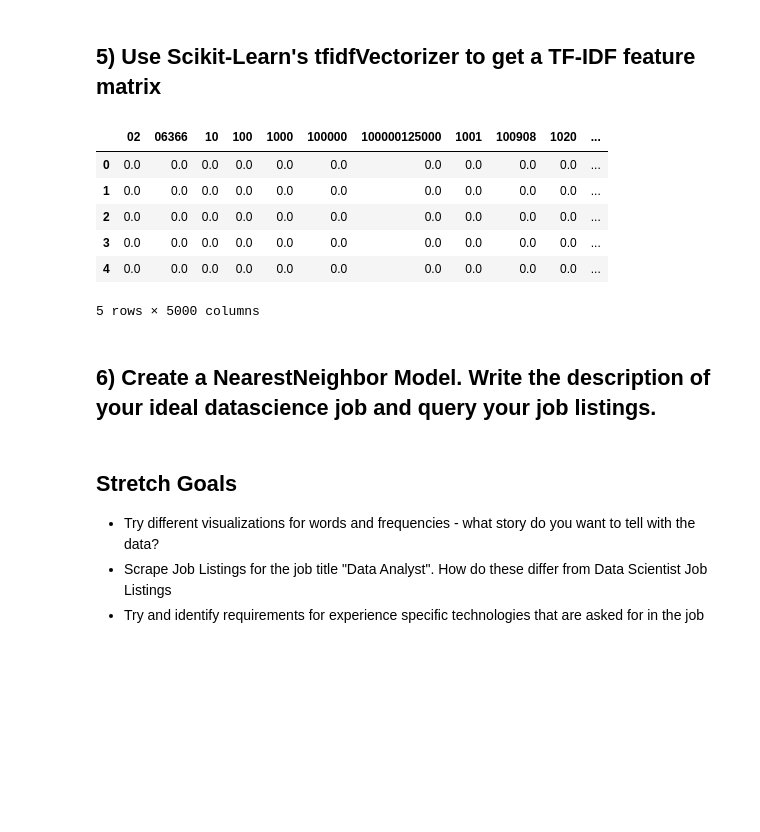
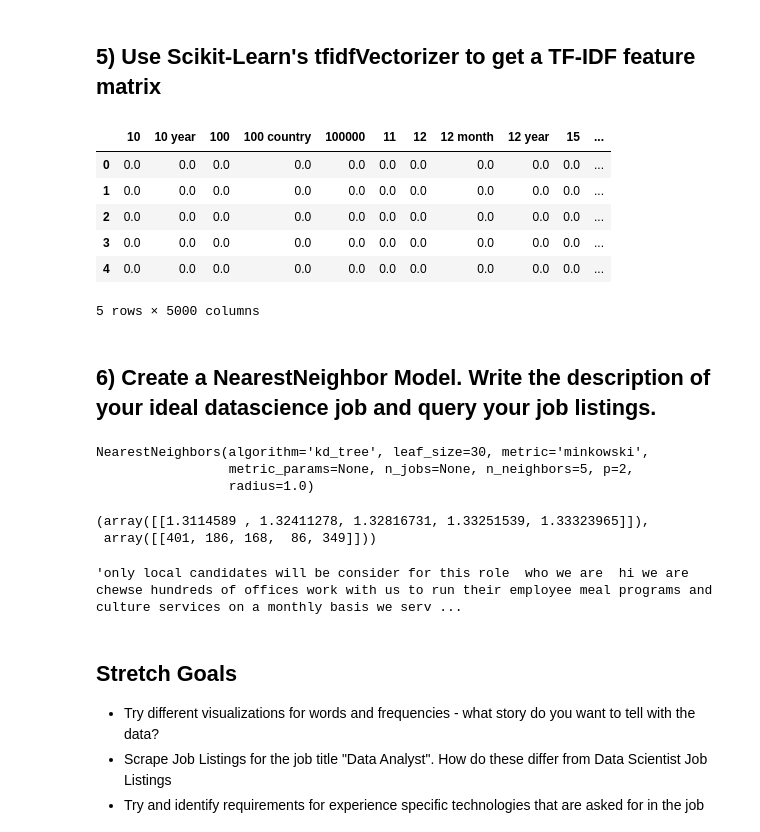
Before and after one commit to zachary-hamilton/DS-Unit-4-Sprint-1-NLP, a Jupyter notebook: module2-vector-representations/LS_DS_412_Vector_Representations_Assignment.ipynb, the cells around one changed output. Drawn from its saved outputs; the diff is of its cells as text; code cells hidden in the pictures; blank space fills up the shorter version.

```diff
--- a/module2-vector-representations/LS_DS_412_Vector_Representations_Assignment.ipynb
+++ b/module2-vector-representations/LS_DS_412_Vector_Representations_Assignment.ipynb
@@ -137,14 +143,18 @@ plt.show()
 # %%
 tfidf = TfidfVectorizer(stop_words='english',
-             max_features=5000)
+             ngram_range=(1,2),
+             max_df=.97,
+             min_df=3,
+             max_features=5000
+             )
 
 dtm = tfidf.fit_transform(text_list)
 
 dtm = pd.DataFrame(dtm.todense(), columns=tfidf.get_feature_names())
 
 dtm.head()
 # %% [output]
-|  | 02 | 06366 | 10 | 100 | 1000 | 100000 | 100000125000 | 1001 | 100908 | 1020 | ... |
+|  | 10 | 10 year | 100 | 100 country | 100000 | 11 | 12 | 12 month | 12 year | 15 | ... |
 | 0 | 0.0 | 0.0 | 0.0 | 0.0 | 0.0 | 0.0 | 0.0 | 0.0 | 0.0 | 0.0 | ... |
 | 1 | 0.0 | 0.0 | 0.0 | 0.0 | 0.0 | 0.0 | 0.0 | 0.0 | 0.0 | 0.0 | ... |
 | 2 | 0.0 | 0.0 | 0.0 | 0.0 | 0.0 | 0.0 | 0.0 | 0.0 | 0.0 | 0.0 | ... |
@@ -159,3 +166,25 @@ raise Exception("\nThis task is not complete. \nReplace this line with your code
+# %%
+# creating the nn model
+nn = NearestNeighbors(n_neighbors=5, algorithm='kd_tree')
+nn.fit(dtm)
+# %% [output]
+NearestNeighbors(algorithm='kd_tree', leaf_size=30, metric='minkowski',
+                 metric_params=None, n_jobs=None, n_neighbors=5, p=2,
+                 radius=1.0)
+# %%
+# writing and querying our own description
+sample = ['This job will use data science techniques to gain insight into economics and finance']
+
+new = tfidf.transform(sample)
+nn.kneighbors(new.todense())
+# %% [output]
+(array([[1.3114589 , 1.32411278, 1.32816731, 1.33251539, 1.33323965]]),
+ array([[401, 186, 168,  86, 349]]))
+# %%
+#description of most similar result
+job_listings['description'][140]
+# %% [output]
+'only local candidates will be consider for this role  who we are  hi we are chewse hundreds of offices work with us to run their employee meal programs and culture services on a monthly basis we serv ...
 # %% [markdown]
 ## Stretch Goals
 
```
Also changed, not shown: parts of 2 cells of this notebook.
